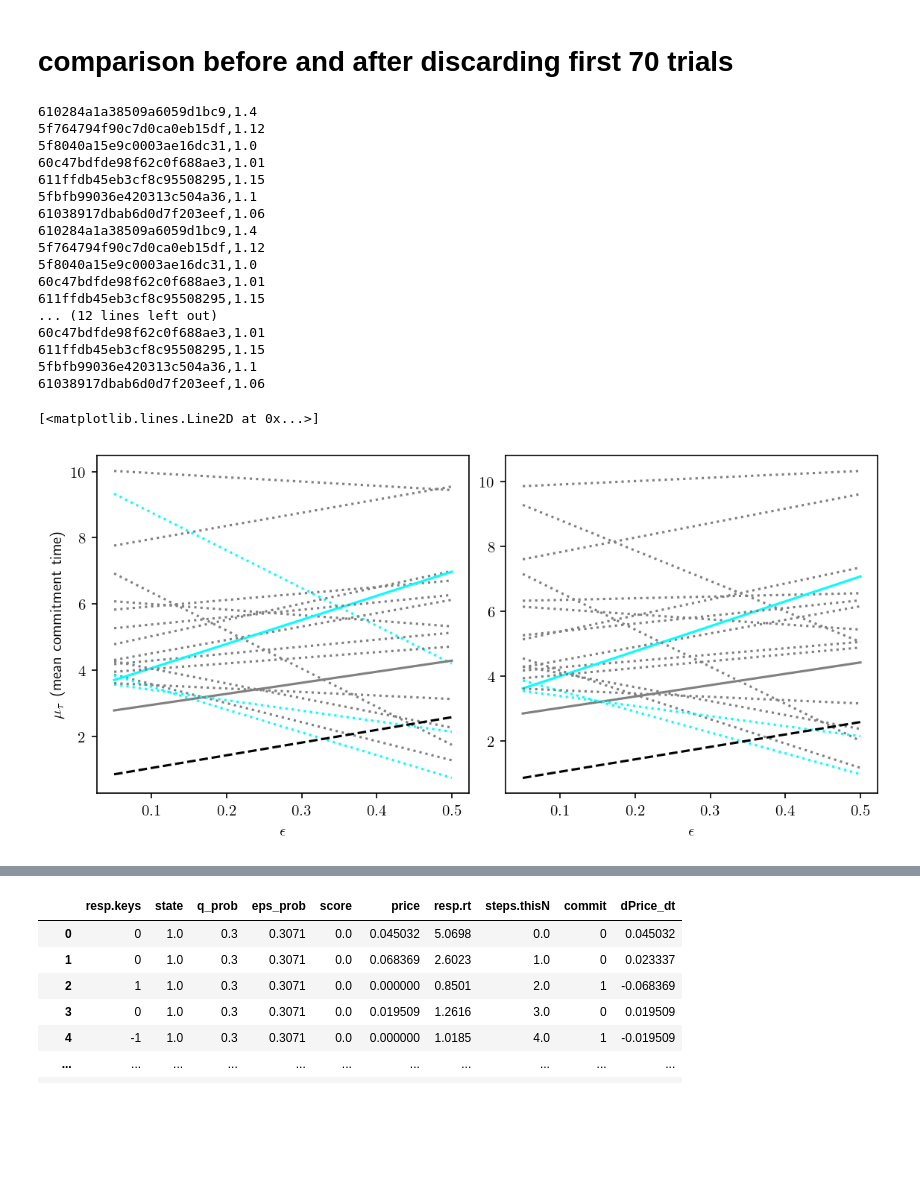
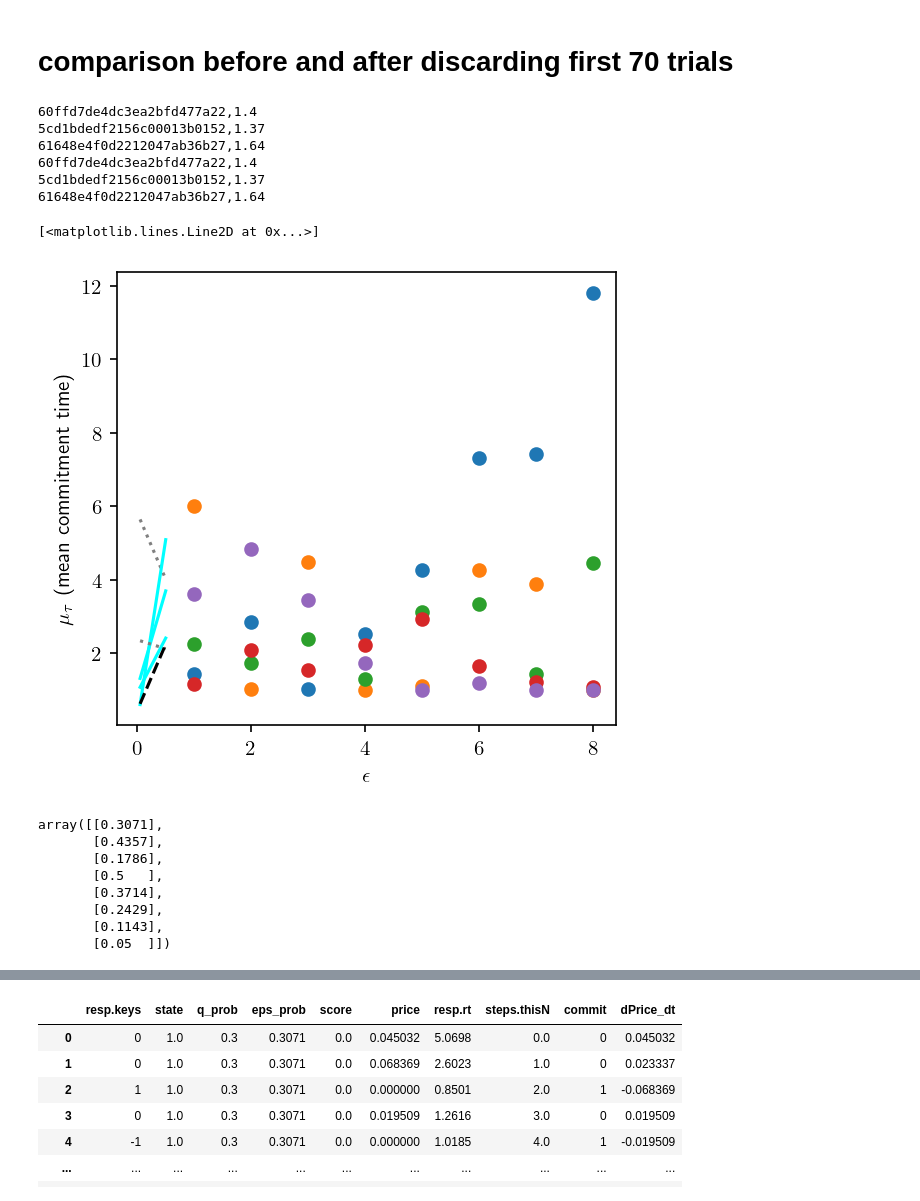
Before and after one commit to kalburge/stock-predict, a Jupyter notebook: pavlovia_exp/analyze_eps.ipynb, the cells around one changed output, grey strips where cells are left out. Saved outputs shown, nothing was run; the diff lists cells and outputs as text; code cells hidden in the pictures; blank space fills up the shorter version.

```diff
--- a/pavlovia_exp/analyze_eps.ipynb
+++ b/pavlovia_exp/analyze_eps.ipynb
@@ -13,17 +15,18 @@ from matplotlib import rc
 rc('text', usetex=True)
 rc('font', family='sans-serif')
 # %%
-eps_set = np.array([[0.05, 80], [0.1143, 56], [0.1786, 41],
-                    [0.2429, 32], [0.3071, 29], [0.3714, 25], [0.4357, 24], [0.5, 24]])
+eps_set = [[0.05, 241], [0.1143, 199], [0.1786, 159], [0.2429, 123],
+           [0.3071, 89], [0.3714, 66], [0.4357, 58], [0.5, 58]]# np.array([[0.05, 80], [0.1143, 56], [0.1786, 41],
+                   # [0.2429, 32], [0.3071, 29], [0.3714, 25], [0.4357, 24], [0.5, 24]])
 eps_thresh = [j for (i,j) in eps_set]
-data_path = "arm3_eps/data"
+data_path = "arm3_eps_v2/data"
 files = get_files_in_directory(data_path)
 N = len(files)
 # %%
-pop_acc = []
+pop_acc = []; ids = []
 for f in files:
-    pid, df, acc = load(f, eps_thresh)
-    pop_acc.append(acc)
+    pid, df, acc = load(f, eps_thresh, True)
+    ids.append(pid); pop_acc.append(acc)
 pop_mean_acc = np.mean(pop_acc)
 print(pop_mean_acc)
 # %% [output]
@@ -39,7 +43,7 @@ print(pop_mean_acc)
 # theoretical predictions
 # %%
 path = '../model/sims/'
-df_eps = pd.read_csv(path+'eps_simulate_100_0725run.csv')
+df_eps = pd.read_csv(path+'eps_simulate_1000_q0.75_2023-07-28.csv')
 # %%
 fig, ax = plt.subplots(figsize=(7,5),dpi=150)
 plt.subplots_adjust(wspace=0.2)
@@ -58,55 +73,39 @@ Text(0.5, 1.0, 'Model predictions for mean commitment time as a function of $\\e
 # %%
 fig, ax = plt.subplots(figsize=(9,4),dpi=150)
 plt.subplots_adjust(wspace=0.1)
 plt.subplot(121)
 pop_acc = []
 for f in files:
     pid, df, acc = load(f, eps_thresh)
     pop_acc.append(acc)
 pop_mean_acc = np.mean(pop_acc)
 for f in files:
     pid, df, acc = load(f, eps_thresh)
-    if np.abs(acc - pop_mean_acc) < 1.25*np.std(pop_acc):
+    if np.abs(acc - pop_mean_acc) < 2*np.std(pop_acc):
         __, eps, mu_i, __ = get_mean_iai(df)
         x,y,l,c = get_linear_fit(eps,mu_i)
+        plt.scatter(np.linspace(1,8,8),mu_i)
         plt.plot(x,y, linestyle = l, c=c)
 plt.xlabel('$\epsilon$')
 plt.ylabel('$\mu_\\tau$ (mean commitment time)')
 plt.plot(fit_eps, fit_mu, 'k--')
-
-
-plt.subplot(122)
-discard = 70
-pop_acc = []
-for f in files:
-    pid, df, acc = load(f, eps_thresh)
-    pop_acc.append(acc)
-pop_mean_acc = np.mean(pop_acc)
-for f in files:
-    pid, df, acc = load(f, eps_thresh)
-    if np.abs(acc - pop_mean_acc) < 1.25*np.std(pop_acc):
-        __, eps, mu_i, __ = get_mean_iai(df, discard)
-        x,y,l,c = get_linear_fit(eps,mu_i)
-        plt.plot(x,y, linestyle = l, c=c)
-plt.xlabel('$\epsilon$')
-plt.plot(fit_eps, fit_mu, 'k--')
 # %% [output]
-610284a1a38509a6059d1bc9,1.4
-5f764794f90c7d0ca0eb15df,1.12
-5f8040a15e9c0003ae16dc31,1.0
-60c47bdfde98f62c0f688ae3,1.01
-611ffdb45eb3cf8c95508295,1.15
-5fbfb99036e420313c504a36,1.1
-61038917dbab6d0d7f203eef,1.06
-610284a1a38509a6059d1bc9,1.4
-5f764794f90c7d0ca0eb15df,1.12
-5f8040a15e9c0003ae16dc31,1.0
-60c47bdfde98f62c0f688ae3,1.01
-611ffdb45eb3cf8c95508295,1.15
-... (12 lines left out)
-60c47bdfde98f62c0f688ae3,1.01
-611ffdb45eb3cf8c95508295,1.15
-5fbfb99036e420313c504a36,1.1
-61038917dbab6d0d7f203eef,1.06
+60ffd7de4dc3ea2bfd477a22,1.4
+5cd1bdedf2156c00013b0152,1.37
+61648e4f0d2212047ab36b27,1.64
+60ffd7de4dc3ea2bfd477a22,1.4
+5cd1bdedf2156c00013b0152,1.37
+61648e4f0d2212047ab36b27,1.64
 [<matplotlib.lines.Line2D at 0x...>]
-[figure, old version]
+[figure, new version]
+# %%
+eps
+# %% [output]
+array([[0.3071],
+       [0.4357],
+       [0.1786],
+       [0.5   ],
+       [0.3714],
+       [0.2429],
+       [0.1143],
+       [0.05  ]])
```
Also changed, not shown: parts of 12 cells of this notebook, 2 other files.
